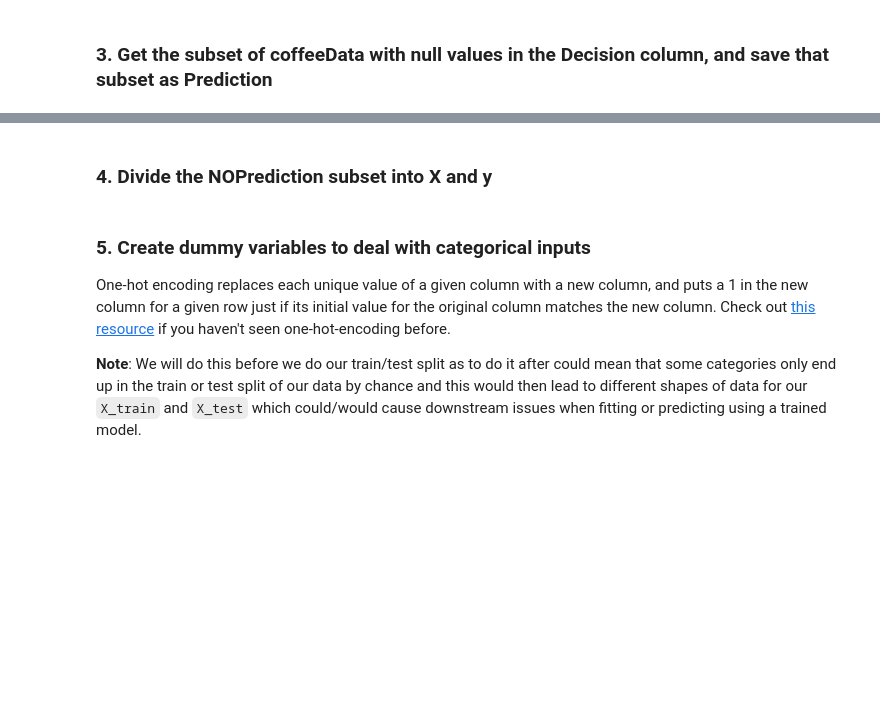
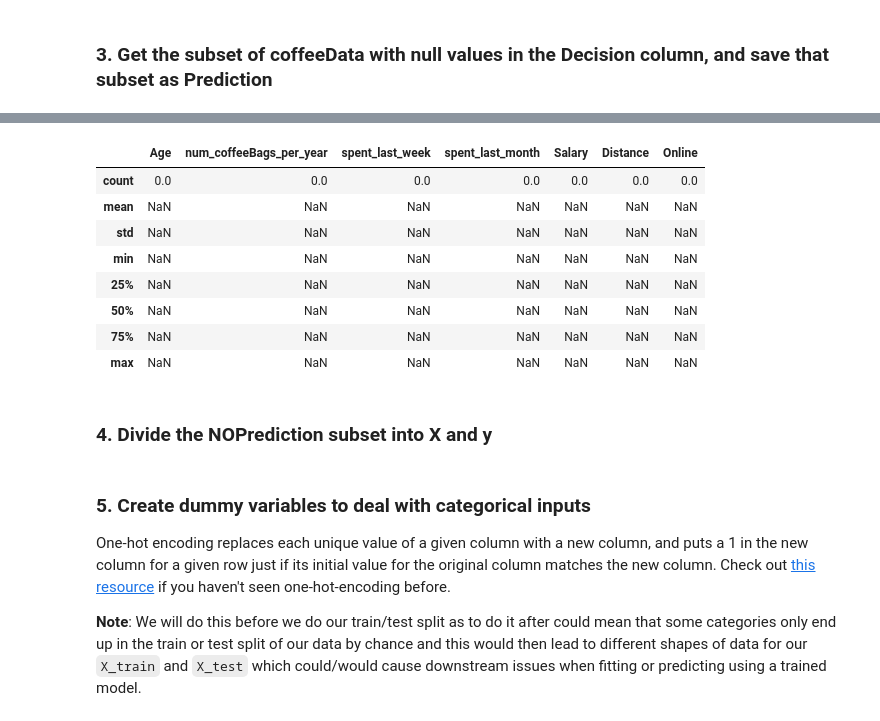
Before and after one commit to thaisangcr7/Case_Study_RR_Diner_Coffee, a Jupyter notebook: Springboard Decision Tree Specialty Coffee Case Study - Tier 1.ipynb, the cells around one changed output, grey strips where cells are left out. Drawn from its saved outputs; the diff is of its cells as text; code cells hidden in the pictures; blank space fills up the shorter version.

```diff
--- a/Springboard Decision Tree Specialty Coffee Case Study - Tier 1.ipynb
+++ b/Springboard Decision Tree Specialty Coffee Case Study - Tier 1.ipynb
@@ -280,6 +363,16 @@ Prediction.head()
 # %%
 # Call describe() on Prediction
-_ _ _._ _ _()
+Prediction.describe()
+# %% [output]
+|  | Age | num_coffeeBags_per_year | spent_last_week | spent_last_month | Salary | Distance | Online |
+| count | 0.0 | 0.0 | 0.0 | 0.0 | 0.0 | 0.0 | 0.0 |
+| mean | NaN | NaN | NaN | NaN | NaN | NaN | NaN |
+| std | NaN | NaN | NaN | NaN | NaN | NaN | NaN |
+| min | NaN | NaN | NaN | NaN | NaN | NaN | NaN |
+| 25% | NaN | NaN | NaN | NaN | NaN | NaN | NaN |
+| 50% | NaN | NaN | NaN | NaN | NaN | NaN | NaN |
+| 75% | NaN | NaN | NaN | NaN | NaN | NaN | NaN |
+| max | NaN | NaN | NaN | NaN | NaN | NaN | NaN |
 # %% [markdown]
 ### 4. Divide the NOPrediction subset into X and y
 # %%
```
Also changed, not shown: parts of 10 cells of this notebook.
